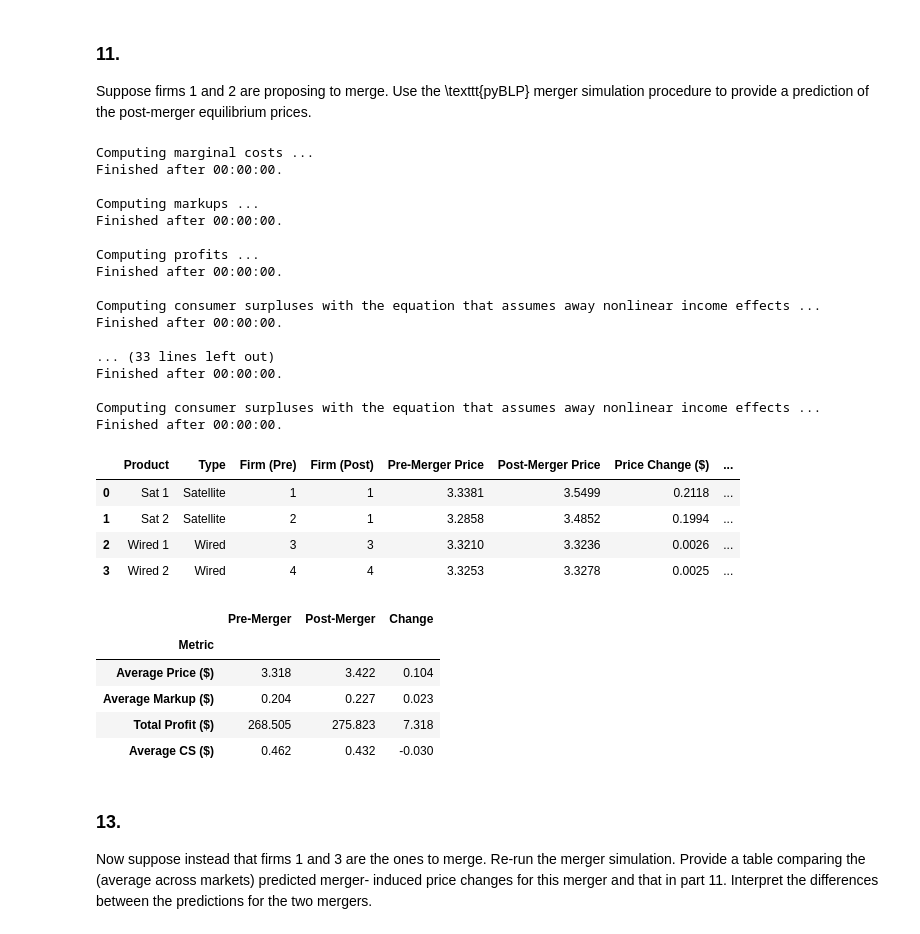
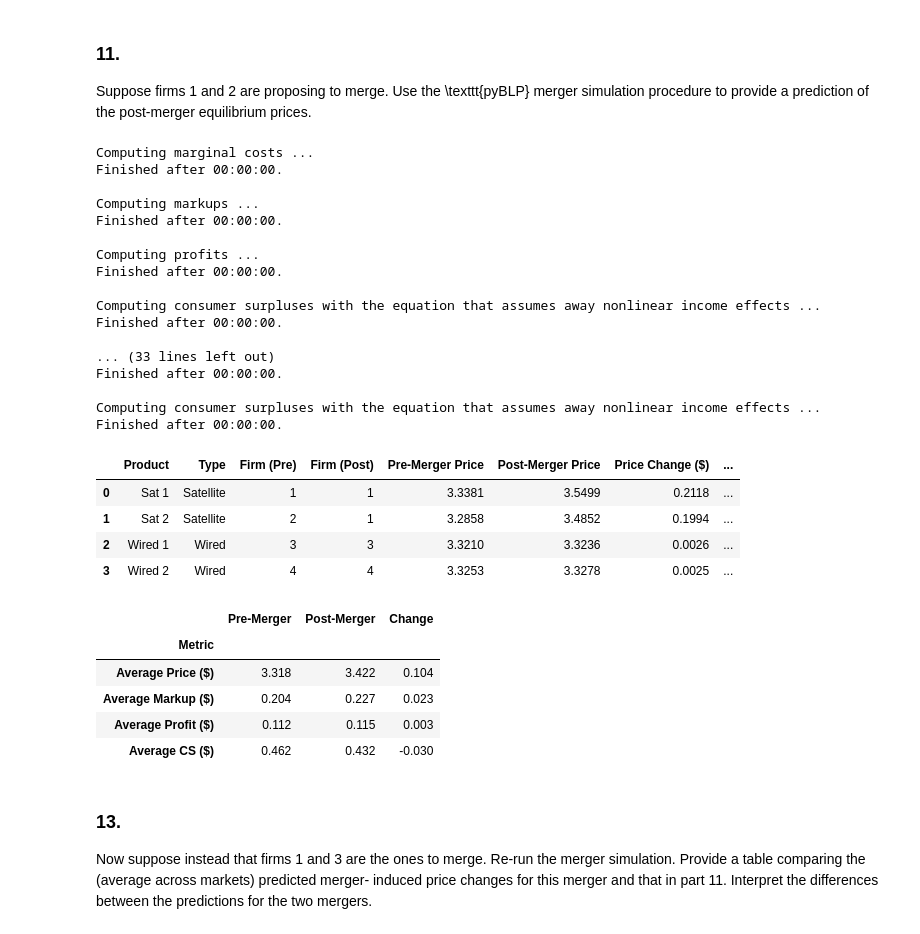
Before and after one commit to marek-chadim/pyblp, a Jupyter notebook: blp.ipynb, the cells around one changed output. Cells and saved outputs as stored; diff of their text form; code cells hidden in the pictures.

```diff
--- a/blp.ipynb
+++ b/blp.ipynb
@@ -1888,13 +1498,13 @@ post_merger_cs = optimal_iv_results2.compute_consumer_surpluses(post_merger_pric
 baseline_metrics = {
     'Average Price ($)': pre_merger_prices_avg.mean(),
     'Average Markup ($)': markups.reshape((T, J)).mean(),
-    'Total Profit ($)': profits.sum(),
+    'Average Profit ($)': profits.mean(),
     'Average CS ($)': cs.mean(),
 }
 post_merger_metrics = {
     'Average Price ($)': post_merger_prices_avg.mean(),
     'Average Markup ($)': post_merger_markups.reshape((T, J)).mean(),
-    'Total Profit ($)': post_merger_profits.sum(),
+    'Average Profit ($)': post_merger_profits.mean(),
     'Average CS ($)': post_merger_cs.mean(),
 }
 metric_names = list(baseline_metrics.keys())
@@ -1919,34 +1529,34 @@ IPython.display.display(merger_results_df.style.format({
     'Price Change (%)': '{:,.2f}'.format,
 }))
 IPython.display.display(merger_metric_summary.style.format('{:,.3f}'))
 # %% [output]
 Computing marginal costs ...
 Finished after 00:00:00.
 
 Computing markups ...
 Finished after 00:00:00.
 
 Computing profits ...
 Finished after 00:00:00.
 
 Computing consumer surpluses with the equation that assumes away nonlinear income effects ...
 Finished after 00:00:00.
 
 ... (33 lines left out)
 Finished after 00:00:00.
 
 Computing consumer surpluses with the equation that assumes away nonlinear income effects ...
 Finished after 00:00:00.
 |  | Product | Type | Firm (Pre) | Firm (Post) | Pre-Merger Price | Post-Merger Price | Price Change ($) | ... |
 | 0 | Sat 1 | Satellite | 1 | 1 | 3.3381 | 3.5499 | 0.2118 | ... |
 | 1 | Sat 2 | Satellite | 2 | 1 | 3.2858 | 3.4852 | 0.1994 | ... |
 | 2 | Wired 1 | Wired | 3 | 3 | 3.3210 | 3.3236 | 0.0026 | ... |
 | 3 | Wired 2 | Wired | 4 | 4 | 3.3253 | 3.3278 | 0.0025 | ... |
 |  | Pre-Merger | Post-Merger | Change |
 | Metric |  |  |  |
 | Average Price ($) | 3.318 | 3.422 | 0.104 |
 | Average Markup ($) | 0.204 | 0.227 | 0.023 |
-| Total Profit ($) | 268.505 | 275.823 | 7.318 |
+| Average Profit ($) | 0.112 | 0.115 | 0.003 |
 | Average CS ($) | 0.462 | 0.432 | -0.030 |
 # %% [markdown]
 ### 13.
```
Also changed, not shown: parts of 48 cells of this notebook, 5 other files.
